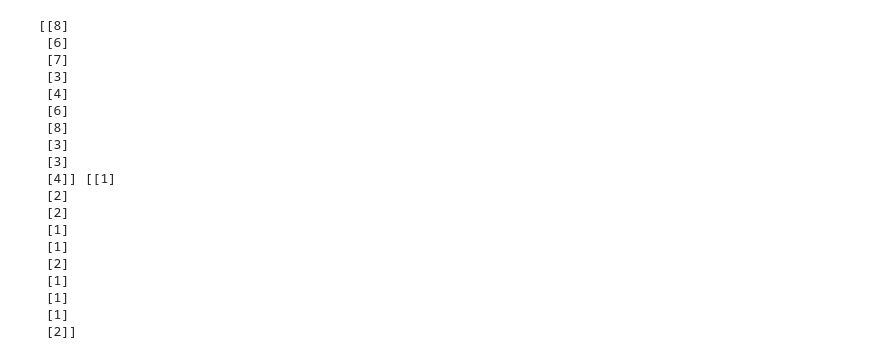
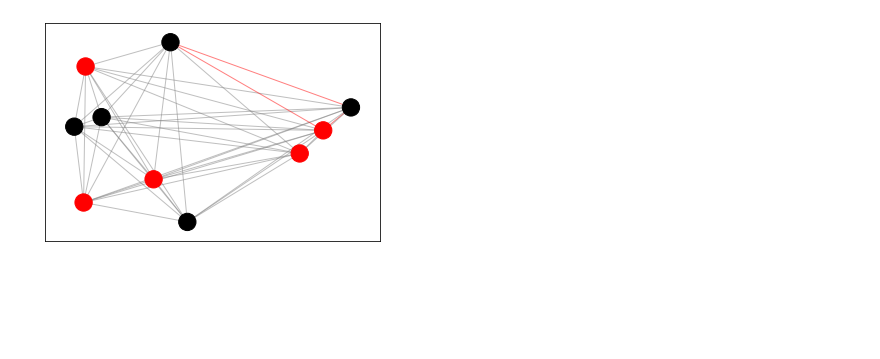
Before and after one commit to kevin-schumann/VRP-GYM, a Jupyter notebook: notebooks/example.ipynb, the cells around one changed output. Cells and saved outputs as stored; diff of their text form; code cells hidden in the pictures; blank space fills up the shorter version.

```diff
--- a/notebooks/example.ipynb
+++ b/notebooks/example.ipynb
@@ -35,33 +28,13 @@ graph.draw()
-# %%
-import numpy as np
-
-np.random.seed(1)
-
-node_nums = np.random.randint(
-    low=3, high=10, size=(10, 1)
-)
-depot_nums = np.random.randint(
-    low=1, high=3, size=(10, 1)
-)
-
-print(node_nums, depot_nums)
-# %% [output]
-[[8]
- [6]
- [7]
- [3]
- [4]
- [6]
- [8]
- [3]
- [3]
- [4]] [[1]
- [2]
- [2]
- [1]
- [1]
- [2]
- [1]
- [1]
- [1]
- [2]]
+# %%
+import matplotlib.pyplot as plt
+
+graph = VRPGraph(10, 5)
+
+graph.color_edge(0, 1)
+graph.color_edge(1, 2)
+graph.color_edge(2, 0)
+
+ax = plt.subplot(1,1,1)
+graph.draw(ax)
+# %% [output]
+[figure, added]
```
Also changed, not shown: parts of 4 cells of this notebook, 6 other files.
